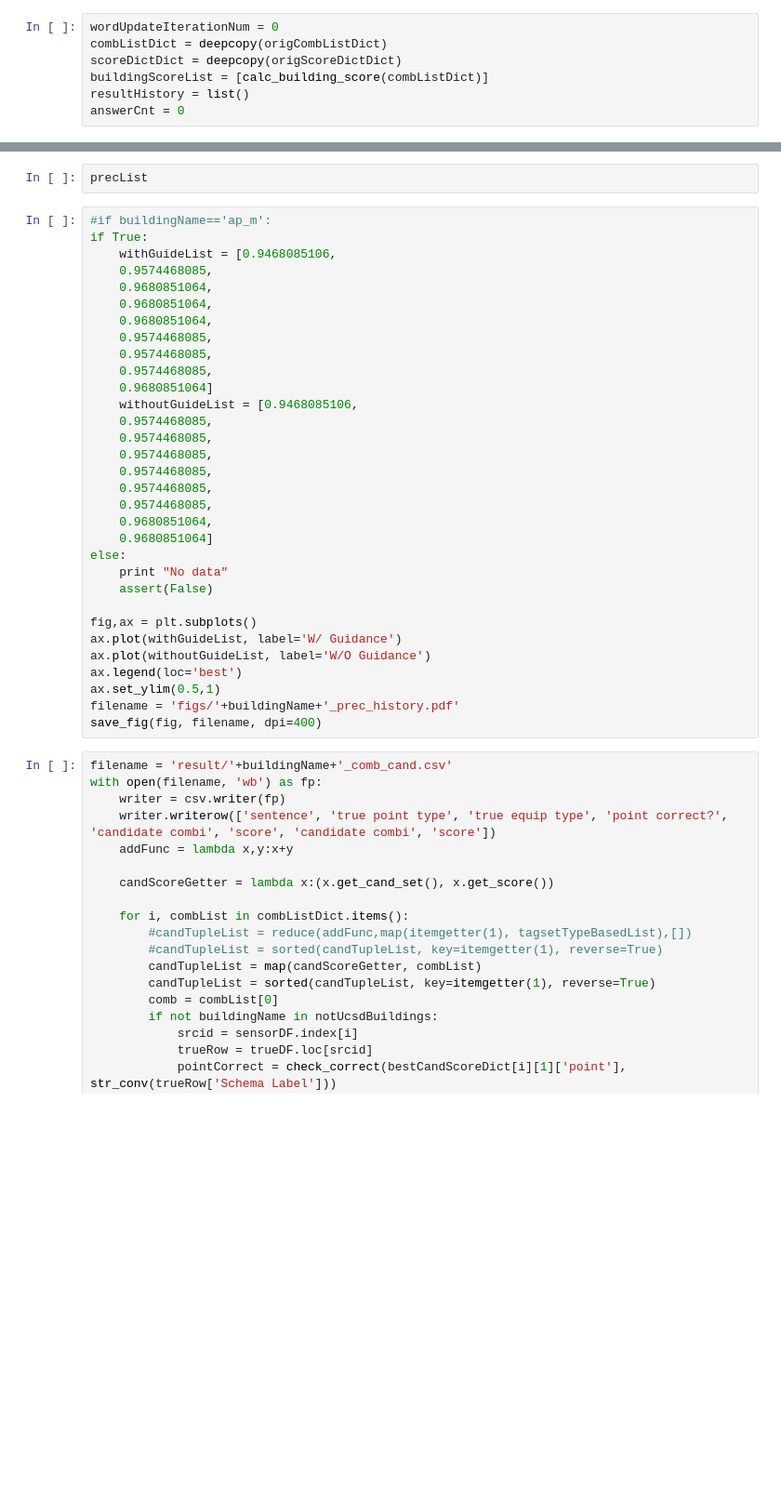
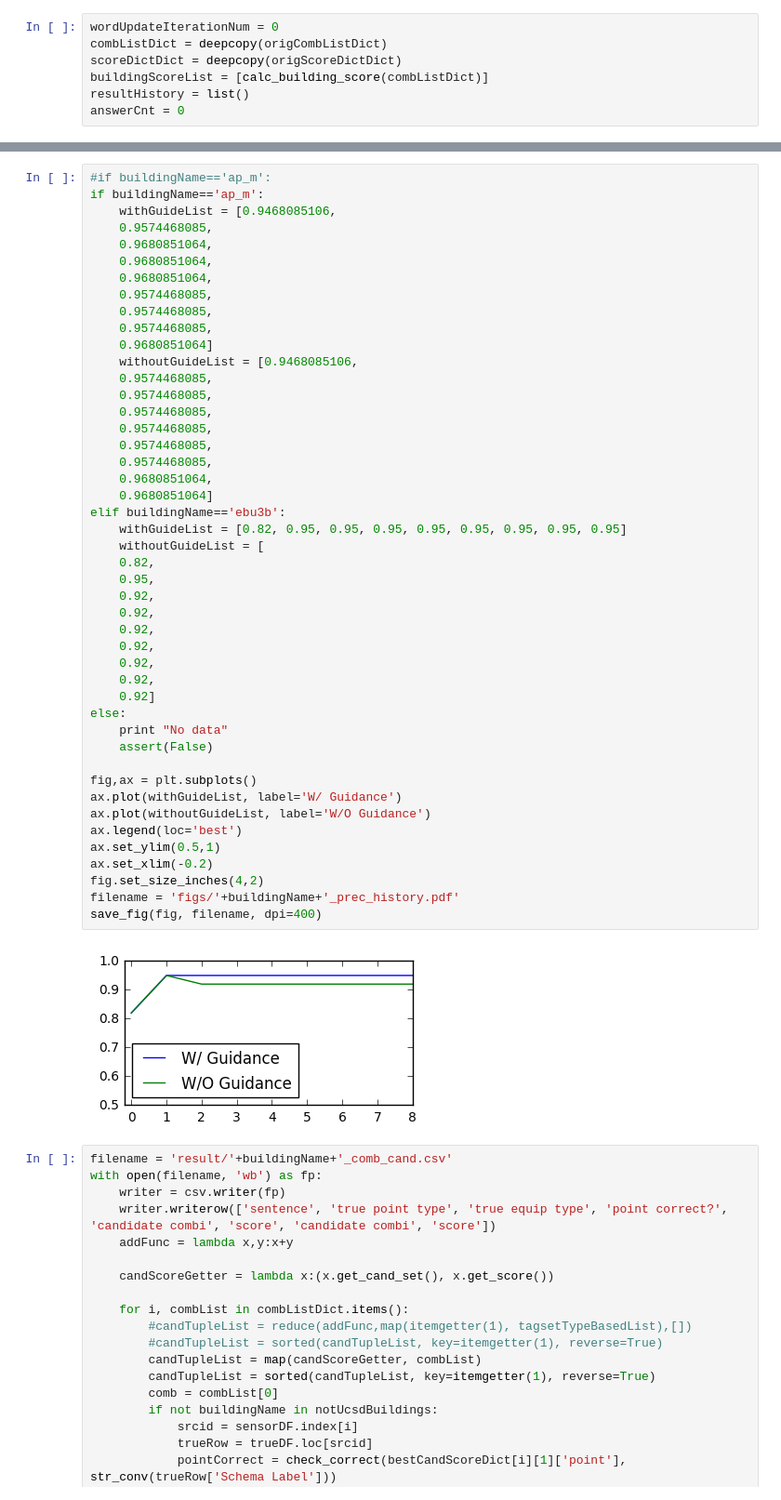
Before and after one commit to jbkoh/scrabble_strcmp, a Jupyter notebook: onto_cmp_6_1.ipynb, the cells around one changed output, grey strips where cells are left out. Shown: that part at 93% size. Saved outputs shown, nothing was run; the diff lists cells and outputs as text; blank space fills up the shorter version.

```diff
--- a/onto_cmp_6_1.ipynb
+++ b/onto_cmp_6_1.ipynb
@@ -1492,37 +1547,51 @@ save_fig(fig, filename, dpi=400)
-# %%
-precList
 # %%
 #if buildingName=='ap_m':
-if True:
+if buildingName=='ap_m':
     withGuideList = [0.9468085106,
     0.9574468085,
     0.9680851064,
     0.9680851064,
     0.9680851064,
     0.9574468085,
     0.9574468085,
     0.9574468085,
     0.9680851064]
     withoutGuideList = [0.9468085106,
     0.9574468085,
     0.9574468085,
     0.9574468085,
     0.9574468085,
     0.9574468085,
     0.9574468085,
     0.9680851064,
     0.9680851064]
+elif buildingName=='ebu3b':
+    withGuideList = [0.82, 0.95, 0.95, 0.95, 0.95, 0.95, 0.95, 0.95, 0.95]
+    withoutGuideList = [
+    0.82,
+    0.95,
+    0.92,
+    0.92,
+    0.92,
+    0.92,
+    0.92,
+    0.92,
+    0.92]
 else:
     print "No data"
     assert(False)
 
 fig,ax = plt.subplots()
 ax.plot(withGuideList, label='W/ Guidance')
 ax.plot(withoutGuideList, label='W/O Guidance')
 ax.legend(loc='best')
 ax.set_ylim(0.5,1)
+ax.set_xlim(-0.2)
+fig.set_size_inches(4,2)
 filename = 'figs/'+buildingName+'_prec_history.pdf'
 save_fig(fig, filename, dpi=400)
+# %% [output]
+[figure, added]
 # %%
 filename = 'result/'+buildingName+'_comb_cand.csv'
 with open(filename, 'wb') as fp:
```
Also changed, not shown: parts of 17 cells of this notebook.
